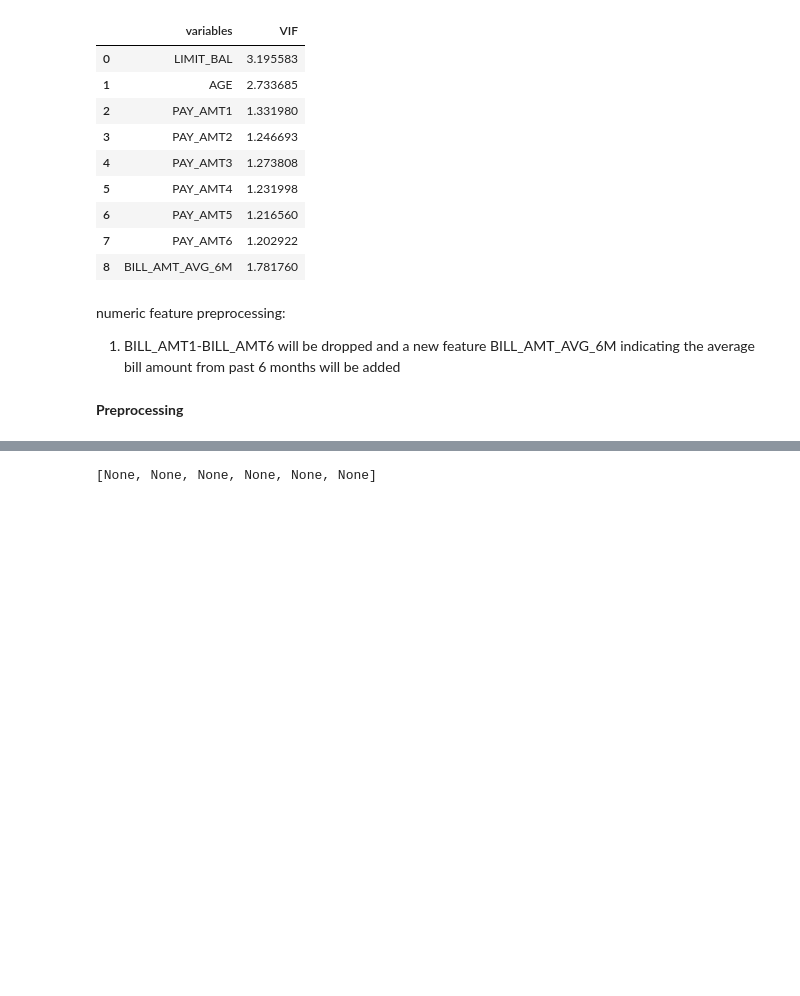
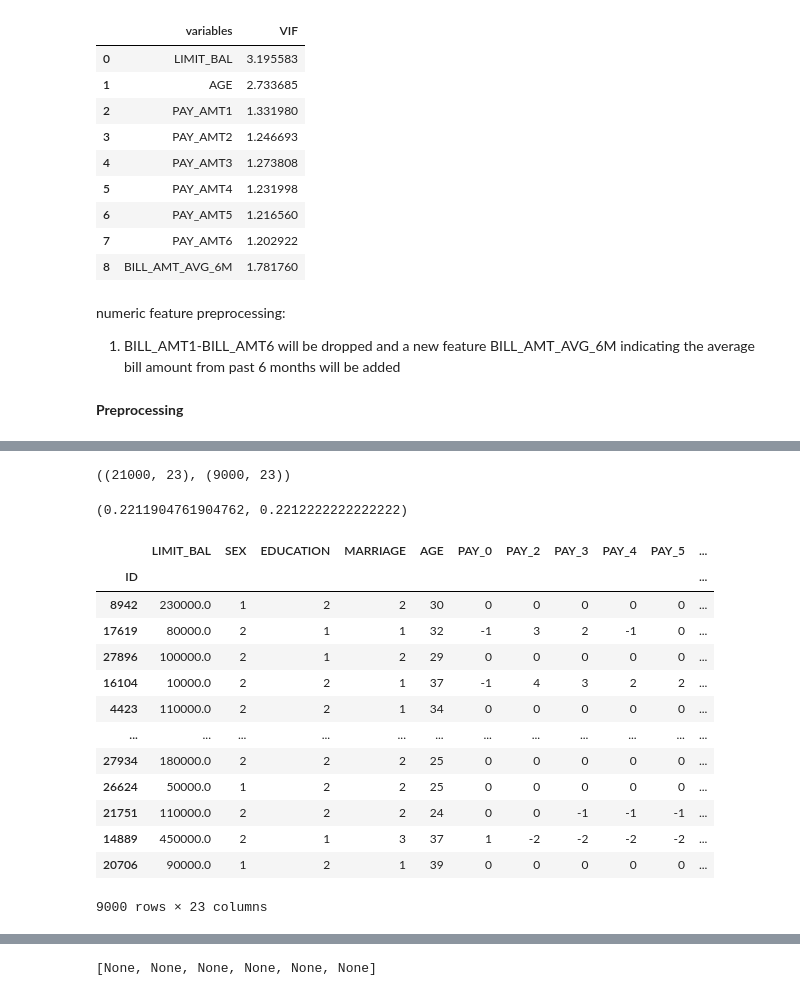
Before and after one commit to shaloy-lewis/credit-card-default-prediction, a Jupyter notebook: experiment/experiments.ipynb, the cells around one changed output, grey strips where cells are left out. Cells and saved outputs as stored; diff of their text form; code cells hidden in the pictures; blank space fills up the shorter version.

```diff
--- a/experiment/experiments.ipynb
+++ b/experiment/experiments.ipynb
@@ -354,0 +359,59 @@ calc_vif(X2)
+# %%
+def cap_outliers(df, percentile_low=2.5, percentile_high=97.5, req_columns=[]):
+    # Select numeric columns
+    numeric_cols = df[req_columns]
+
+    # Calculate percentiles
+    low_perc = numeric_cols.quantile(percentile_low / 100)
+    high_perc = numeric_cols.quantile(percentile_high / 100)
+
+    # Cap outliers
+    # capped_df = numeric_cols.clip(lower=low_perc, upper=high_perc, axis=1)
+    df[req_columns] = numeric_cols.clip(lower=low_perc, upper=high_perc, axis=1)
+
+    return df, low_perc, high_perc
+# %%
+X=df.drop(columns=['default.payment.next.month'])
+y=df['default.payment.next.month']
+# %%
+X_train,X_test,y_train,y_test=train_test_split(X
+                                               , y
+                                               , test_size=0.30
+                                               , shuffle=True
+                                               , stratify=y
+                                               , random_state=42)
+# %%
+X_train.shape, X_test.shape
+# %% [output]
+((21000, 23), (9000, 23))
+# %%
+y_train.mean(), y_test.mean()
+# %% [output]
+(0.2211904761904762, 0.2212222222222222)
+# %%
+req_columns = numeric_features.copy()
+req_columns.remove('AGE')
+X_train, low_perc, high_perc = cap_outliers(X_train
+                                            , percentile_low=2.5
+                                            , percentile_high=97.5
+                                            , req_columns=req_columns)
+
+# Apply the same cap to test sets
+X_test[req_columns] = X_test[req_columns].clip(lower=low_perc, upper=high_perc, axis=1)
+# %%
+X_test
+# %% [output]
+|  | LIMIT_BAL | SEX | EDUCATION | MARRIAGE | AGE | PAY_0 | PAY_2 | PAY_3 | PAY_4 | PAY_5 | ... |
+| ID |  |  |  |  |  |  |  |  |  |  | ... |
+| 8942 | 230000.0 | 1 | 2 | 2 | 30 | 0 | 0 | 0 | 0 | 0 | ... |
+| 17619 | 80000.0 | 2 | 1 | 1 | 32 | -1 | 3 | 2 | -1 | 0 | ... |
+| 27896 | 100000.0 | 2 | 1 | 2 | 29 | 0 | 0 | 0 | 0 | 0 | ... |
+| 16104 | 10000.0 | 2 | 2 | 1 | 37 | -1 | 4 | 3 | 2 | 2 | ... |
+| 4423 | 110000.0 | 2 | 2 | 1 | 34 | 0 | 0 | 0 | 0 | 0 | ... |
+| ... | ... | ... | ... | ... | ... | ... | ... | ... | ... | ... | ... |
+| 27934 | 180000.0 | 2 | 2 | 2 | 25 | 0 | 0 | 0 | 0 | 0 | ... |
+| 26624 | 50000.0 | 1 | 2 | 2 | 25 | 0 | 0 | 0 | 0 | 0 | ... |
+| 21751 | 110000.0 | 2 | 2 | 2 | 24 | 0 | 0 | -1 | -1 | -1 | ... |
+| 14889 | 450000.0 | 2 | 1 | 3 | 37 | 1 | -2 | -2 | -2 | -2 | ... |
+| 20706 | 90000.0 | 1 | 2 | 1 | 39 | 0 | 0 | 0 | 0 | 0 | ... |
+9000 rows × 23 columns
```
Also changed, not shown: parts of 28 cells of this notebook.
